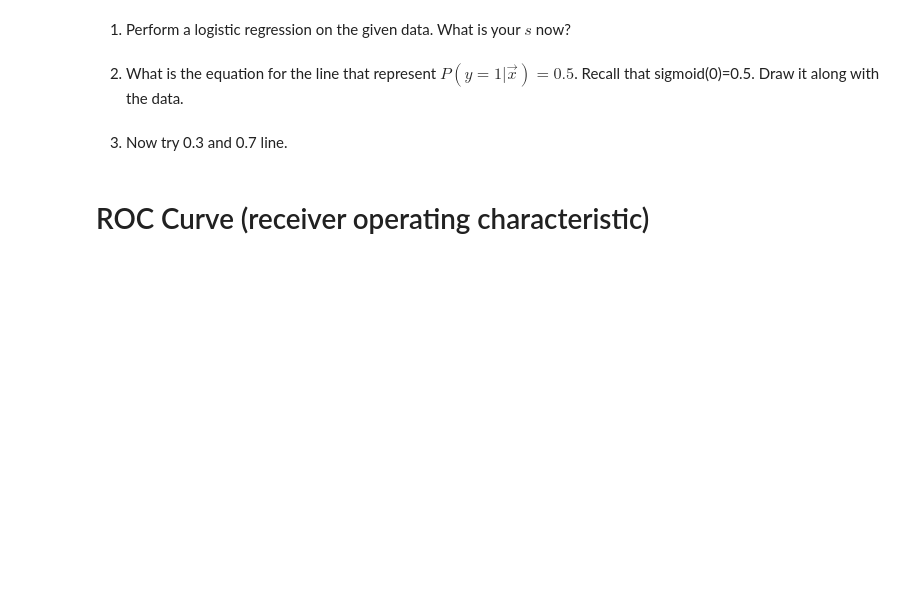
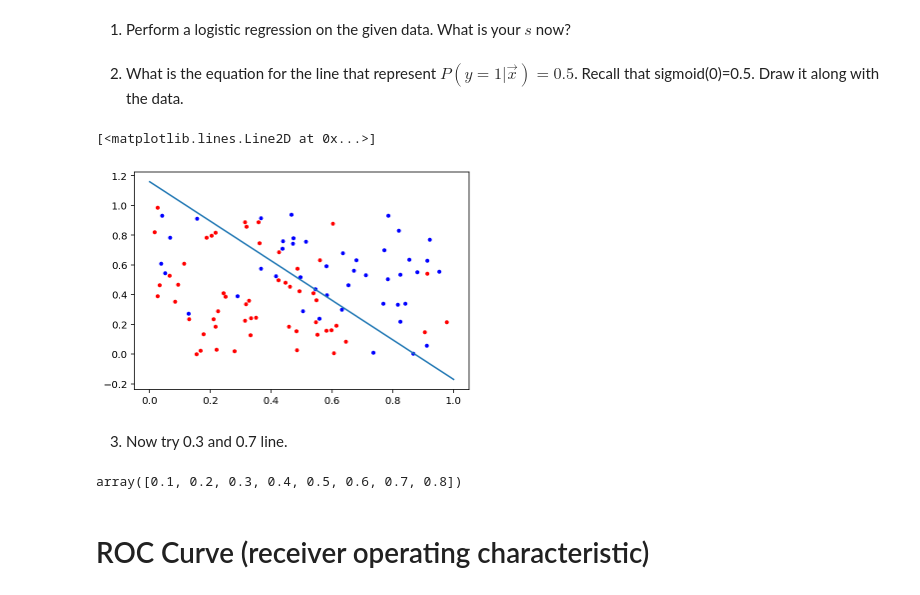
Before and after one commit to muic-pattern-rekt-2018/Exercise02-Logistic-Regression, a Jupyter notebook: Exercise 2 Logistic Regression.ipynb, the cells around one changed output. Drawn from its saved outputs; the diff is of its cells as text; code cells hidden in the pictures; blank space fills up the shorter version.

```diff
--- a/Exercise 2 Logistic Regression.ipynb
+++ b/Exercise 2 Logistic Regression.ipynb
@@ -373,8 +357,29 @@ array([ 1.97335214,  1.97335214, -4.52535097, -3.40433472])
 1) Perform a logistic regression on the given data. What is your $s$ now?
 # %% [markdown]
 2) What is the equation for the line that represent $P(y=1|\vec{x})=0.5$. Recall that sigmoid(0)=0.5. Draw it along with the data.
+# %%
+w = lgt.w
+m = -w[1]/w[2]
+c = -w[0]/w[2]
+
+
+plt.plot(x1s[ys>0], x2s[ys>0], '.r')
+plt.plot(x1s[ys<0], x2s[ys<0], '.b')
+
+xxs = np.linspace(0, 1, 100)
+yys = m * xxs + c
+plt.plot(xxs, yys)
+# %% [output]
+[<matplotlib.lines.Line2D at 0x...>]
+[figure, added]
 # %% [markdown]
 3) Now try 0.3 and 0.7 line.
+# %%
+ps = np.arange(0.1, 0.9, 0.1)
+for p in ps:
+    offset = -np.log(1/p - 1)
+# %% [output]
+array([0.1, 0.2, 0.3, 0.4, 0.5, 0.6, 0.7, 0.8])
 # %% [markdown]
 # ROC Curve (receiver operating characteristic)
 # %% [markdown]
```
Also changed, not shown: parts of 3 cells of this notebook.
